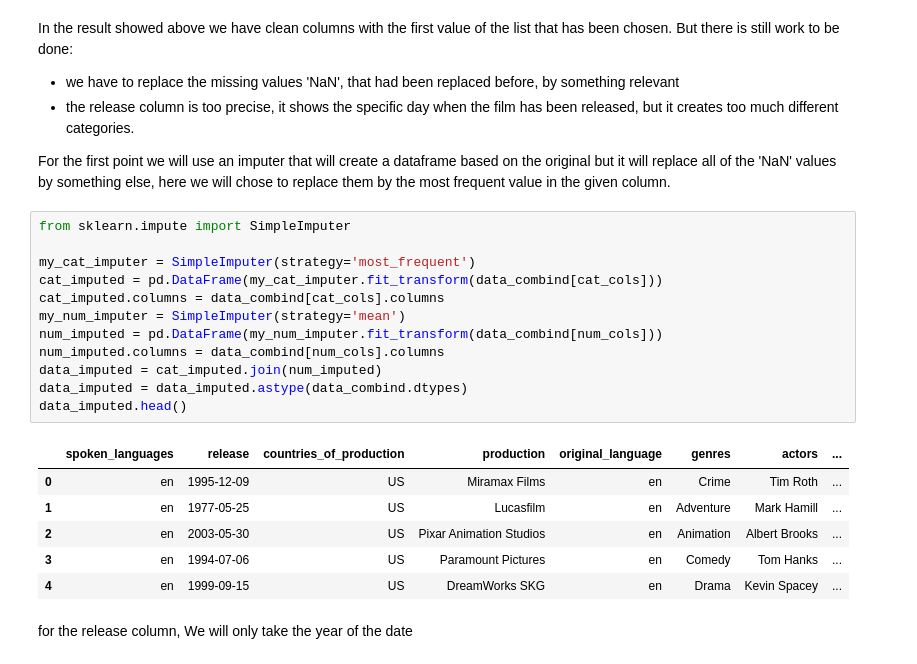
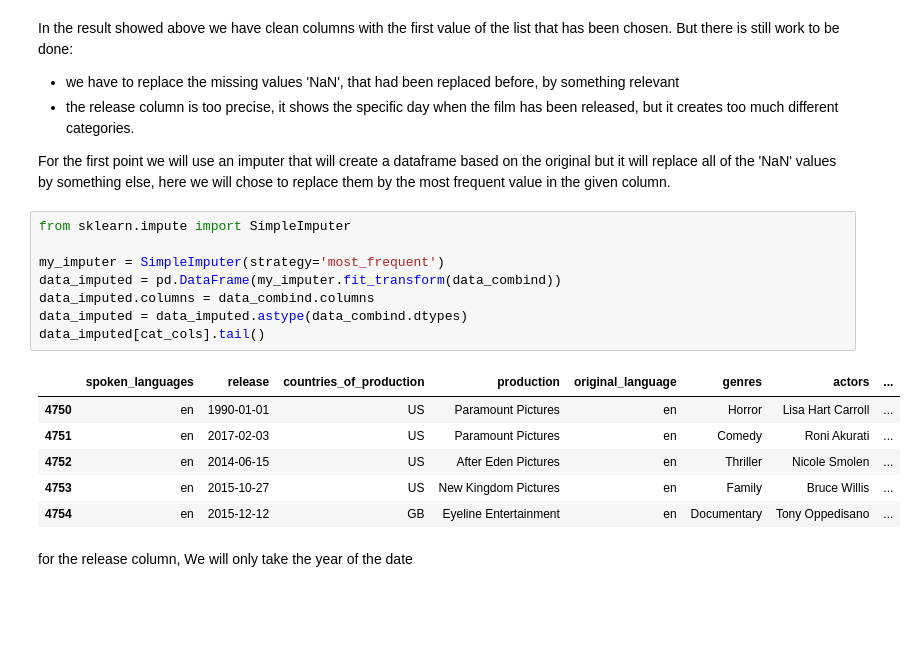
Before and after one commit to corentinmaillard/IA_Project, a Jupyter notebook: file.ipynb, the cells around one changed output. Cells and saved outputs as stored; diff of their text form; blank space fills up the shorter version.

```diff
--- a/file.ipynb
+++ b/file.ipynb
@@ -558,22 +558,18 @@ For the first point we will use an imputer that will create a dataframe based on
 # %%
 from sklearn.impute import SimpleImputer
 
-my_cat_imputer = SimpleImputer(strategy='most_frequent')
-cat_imputed = pd.DataFrame(my_cat_imputer.fit_transform(data_combind[cat_cols]))
-cat_imputed.columns = data_combind[cat_cols].columns
-my_num_imputer = SimpleImputer(strategy='mean')
-num_imputed = pd.DataFrame(my_num_imputer.fit_transform(data_combind[num_cols]))
-num_imputed.columns = data_combind[num_cols].columns
-data_imputed = cat_imputed.join(num_imputed)
+my_imputer = SimpleImputer(strategy='most_frequent')
+data_imputed = pd.DataFrame(my_imputer.fit_transform(data_combind))
+data_imputed.columns = data_combind.columns
 data_imputed = data_imputed.astype(data_combind.dtypes)
-data_imputed.head()
+data_imputed[cat_cols].tail()
 # %% [output]
 |  | spoken_languages | release | countries_of_production | production | original_language | genres | actors | ... |
-| 0 | en | 1995-12-09 | US | Miramax Films | en | Crime | Tim Roth | ... |
-| 1 | en | 1977-05-25 | US | Lucasfilm | en | Adventure | Mark Hamill | ... |
-| 2 | en | 2003-05-30 | US | Pixar Animation Studios | en | Animation | Albert Brooks | ... |
-| 3 | en | 1994-07-06 | US | Paramount Pictures | en | Comedy | Tom Hanks | ... |
-| 4 | en | 1999-09-15 | US | DreamWorks SKG | en | Drama | Kevin Spacey | ... |
+| 4750 | en | 1990-01-01 | US | Paramount Pictures | en | Horror | Lisa Hart Carroll | ... |
+| 4751 | en | 2017-02-03 | US | Paramount Pictures | en | Comedy | Roni Akurati | ... |
+| 4752 | en | 2014-06-15 | US | After Eden Pictures | en | Thriller | Nicole Smolen | ... |
+| 4753 | en | 2015-10-27 | US | New Kingdom Pictures | en | Family | Bruce Willis | ... |
+| 4754 | en | 2015-12-12 | GB | Eyeline Entertainment | en | Documentary | Tony Oppedisano | ... |
 # %% [markdown]
 for the release column, We will only take the year of the date
 # %%
```
Also changed, not shown: parts of 17 cells of this notebook.
